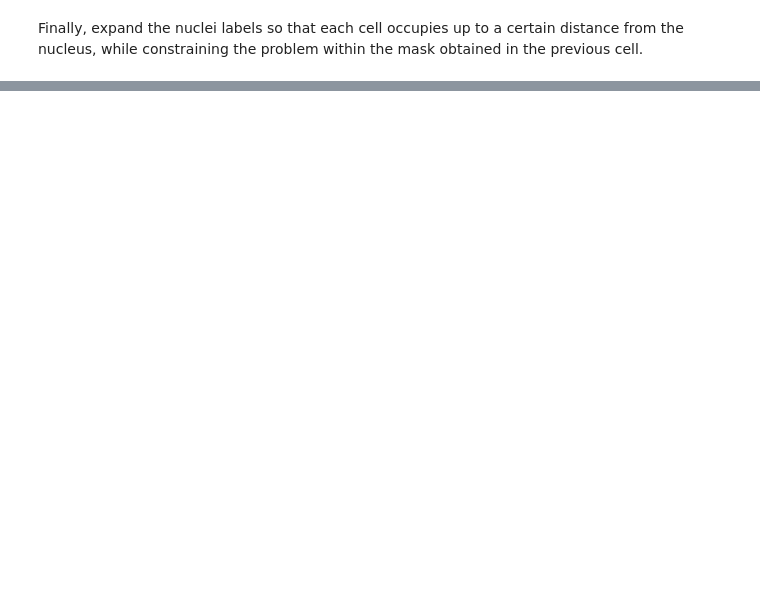
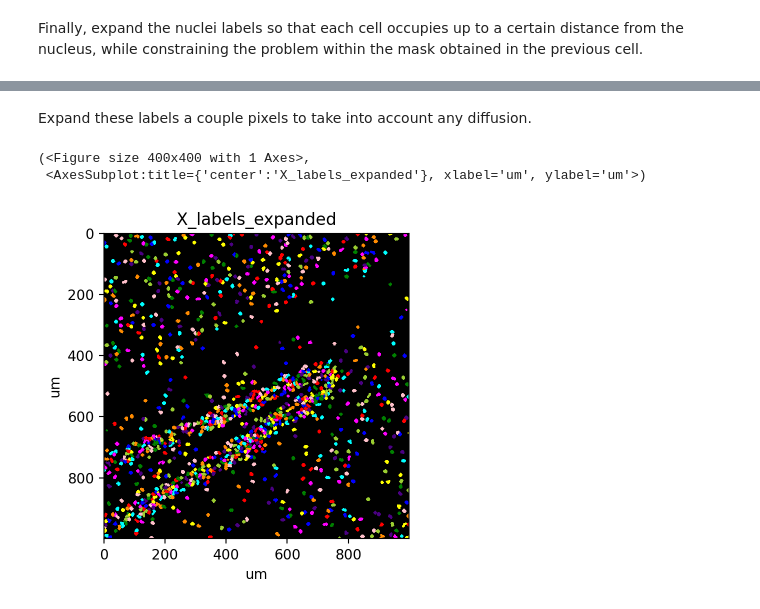
Before and after one commit to aristoteleo/spateo-notebooks, a Jupyter notebook: segmentation/rna_segmentation.ipynb, the cells around one changed output, grey strips where cells are left out. Saved outputs shown, nothing was run; the diff lists cells and outputs as text; code cells hidden in the pictures; blank space fills up the shorter version.

```diff
--- a/segmentation/rna_segmentation.ipynb
+++ b/segmentation/rna_segmentation.ipynb
@@ -104,2 +136,11 @@ st.pl.imshow(adata, 'X_labels', labels=True)
+# %% [markdown]
+Expand these labels a couple pixels to take into account any diffusion.
+# %%
+st.pp.segmentation.expand_labels(adata, 'X', distance=2, max_area=np.inf)
+st.pl.imshow(adata, 'X_labels_expanded', labels=True)
+# %% [output]
+(<Figure size 400x400 with 1 Axes>,
+ <AxesSubplot:title={'center':'X_labels_expanded'}, xlabel='um', ylabel='um'>)
+[figure, added]
 # %%
 adata.write('data/rna_segmentation.h5ad', compression='gzip')
```
Also changed, not shown: parts of 14 cells of this notebook, 2 other files.
